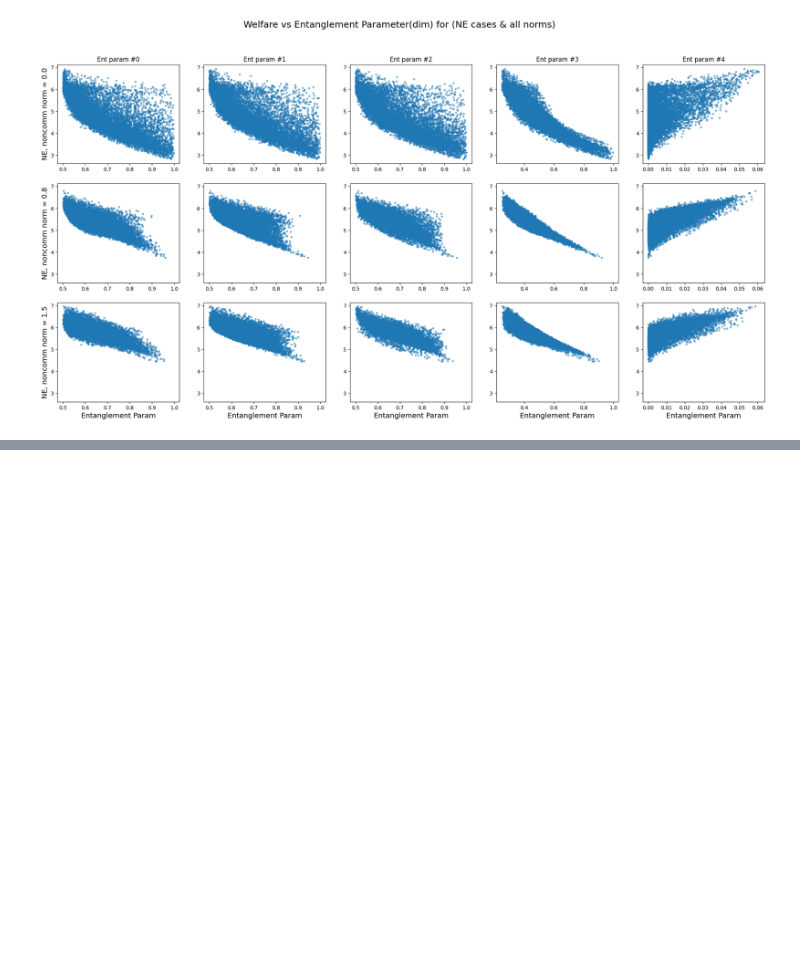
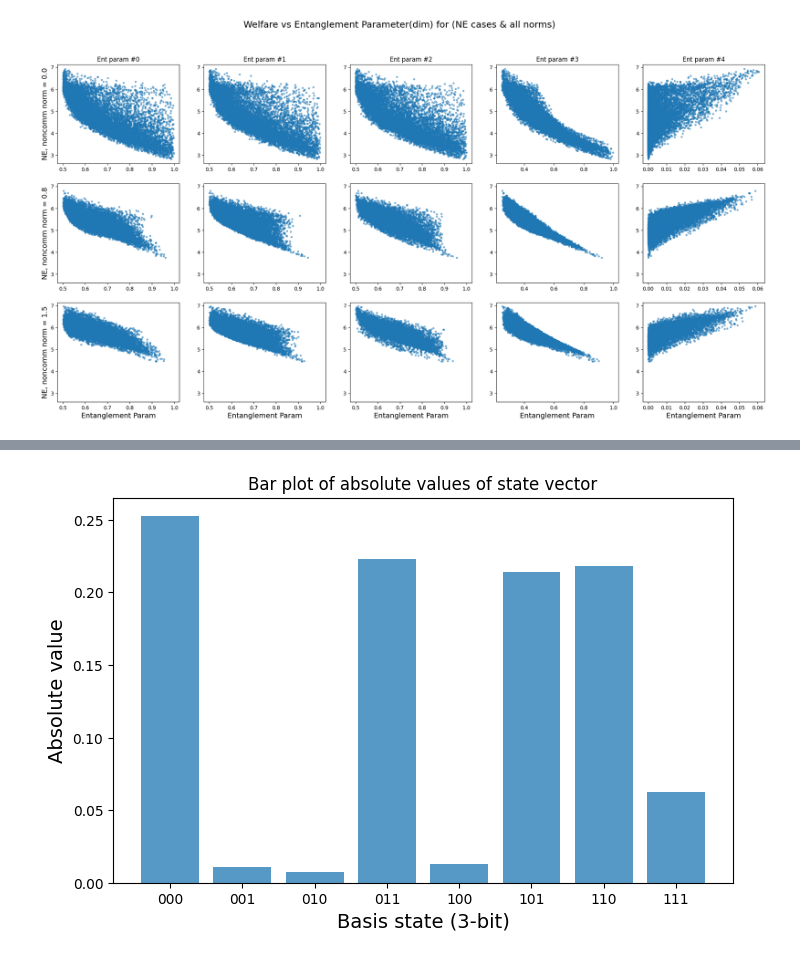
Before and after one commit to lccqqqqq/nash, a Jupyter notebook: analyze_NE_stats.ipynb, the cells around one changed output, grey strips where cells are left out. Cells and saved outputs as stored; diff of their text form; code cells hidden in the pictures; blank space fills up the shorter version.

```diff
--- a/analyze_NE_stats.ipynb
+++ b/analyze_NE_stats.ipynb
@@ -193,0 +196,5 @@ plt.show()
+# %%
+filepath = "data/qpd_3player_nocomm/qpd3_20260103_122051_06c94f4a.pkl"
+df = pickle.load(open(filepath, 'rb'))
+df = pd.DataFrame(df['metric_logs'])
+df.tail()
@@ -193,0 +208,19 @@ plt.show()
+# %%
+from src.mps_utils import to_comp_basis
+df['state'].iloc[-1]
+vec = to_comp_basis(df['state'].iloc[-1])
+plt.figure(figsize=(8, 5))
+abs_vec = np.abs(vec)**2
+indices = np.arange(len(abs_vec))
+
+# Generate 3-digit bitstrings as xtick labels
+bitlabels = [f"{i:03b}" for i in indices]
+
+plt.bar(indices, abs_vec, alpha=0.75)
+plt.xlabel('Basis state (3-bit)', fontsize=14)
+plt.ylabel('Absolute value', fontsize=14)
+plt.title('Bar plot of absolute values of state vector')
+plt.xticks(indices, bitlabels, rotation=0, fontsize=10)
+plt.show()
+# %% [output]
+[figure, added]
```
Also changed, not shown: parts of 2 cells of this notebook, 4 other files.
